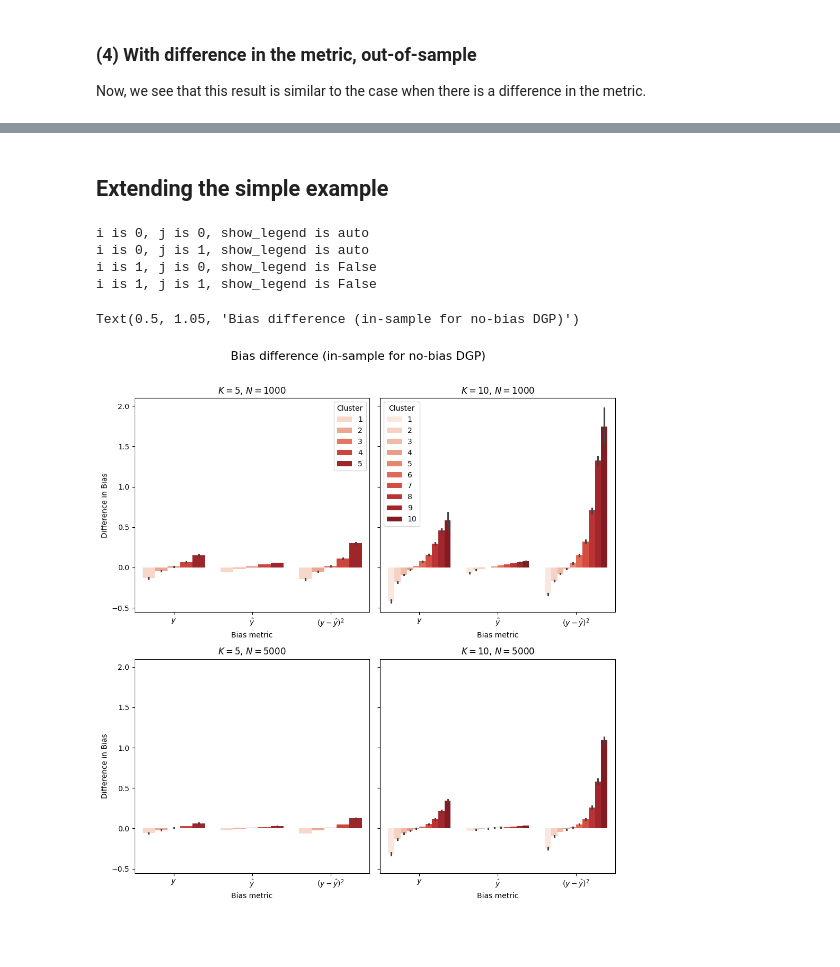
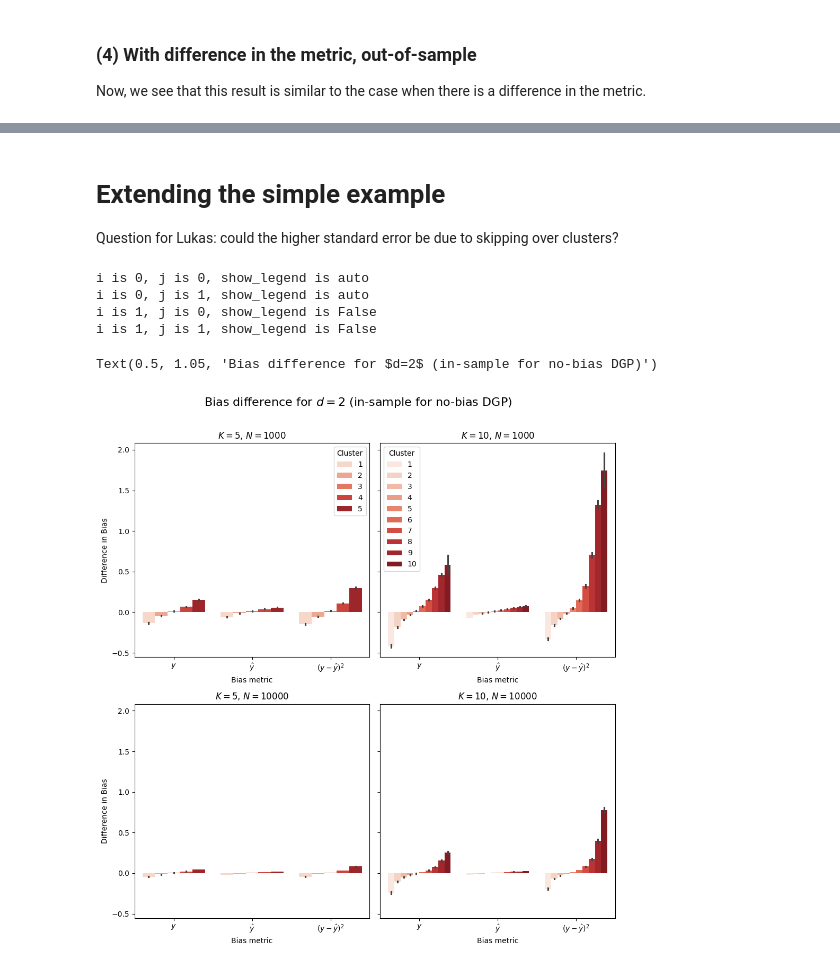
Before and after one commit to NGO-Algorithm-Audit/unsupervised-bias-detection, a Jupyter notebook: paper_analysis/analysis.ipynb, the cells around one changed output, grey strips where cells are left out. Drawn from its saved outputs; the diff is of its cells as text; code cells hidden in the pictures; blank space fills up the shorter version.

```diff
--- a/paper_analysis/analysis.ipynb
+++ b/paper_analysis/analysis.ipynb
@@ -144,29 +145,32 @@ plot_diff_in_bias(df_simple_diff_out_sample, target_col_map=target_col_map, colo
-# %% [markdown]
-## Extending the simple example
+# %% [markdown]
+
+# Extending the simple example
+
+Question for Lukas: could the higher standard error be due to skipping over clusters?
 # %%
 
-N_values = [1000, 5000]
+N_values = [1000, 10000]
 K_values = [5, 10]
 d = 2
 method = 'hbac'
 binary_y = False
 bonf_corr = False
 fit_train = False
 y_dgp = 'constant'
 df_analysis = df[ (df['method'] == method) & (df['d'] == d) & (df['binary_y'] == binary_y) & (df['bonf_correct'] == bonf_corr) & (df['fit_train'] == fit_train) & (df['y_dgp'] == y_dgp)]
 
 
 plot = plot_grid_of_bias_diffs(df_analysis, K_values, N_values, target_col_map=target_col_map, color_set='Reds')
 
 # give it a title
-plot.suptitle('Bias difference (in-sample for no-bias DGP)', fontsize=16, y=1.05)
+plot.suptitle(r'Bias difference for $d=2$ (in-sample for no-bias DGP)', fontsize=16, y=1.05)
 # %% [output]
 i is 0, j is 0, show_legend is auto
 i is 0, j is 1, show_legend is auto
 i is 1, j is 0, show_legend is False
 i is 1, j is 1, show_legend is False
-Text(0.5, 1.05, 'Bias difference (in-sample for no-bias DGP)')
+Text(0.5, 1.05, 'Bias difference for $d=2$ (in-sample for no-bias DGP)')
-[figure, old version]
+[figure, new version]
 # %%
 fit_train = True
 y_dgp = 'constant'
```
Also changed, not shown: parts of 11 cells of this notebook, 3 other files.
